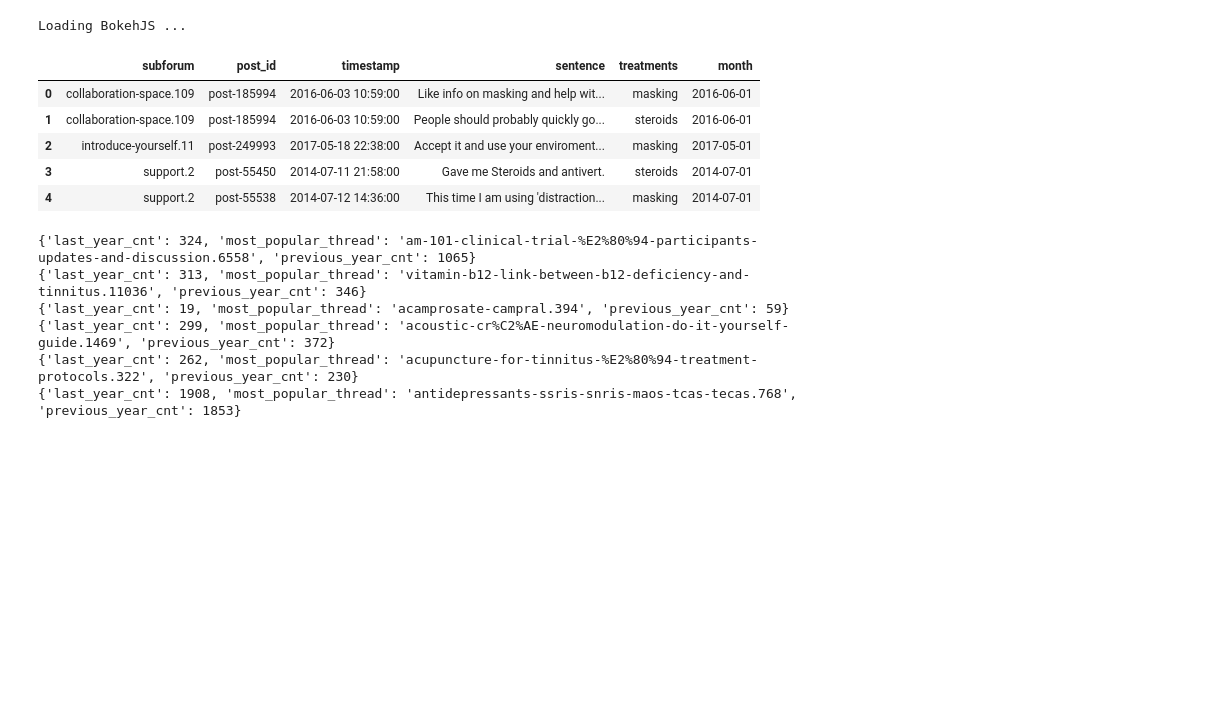
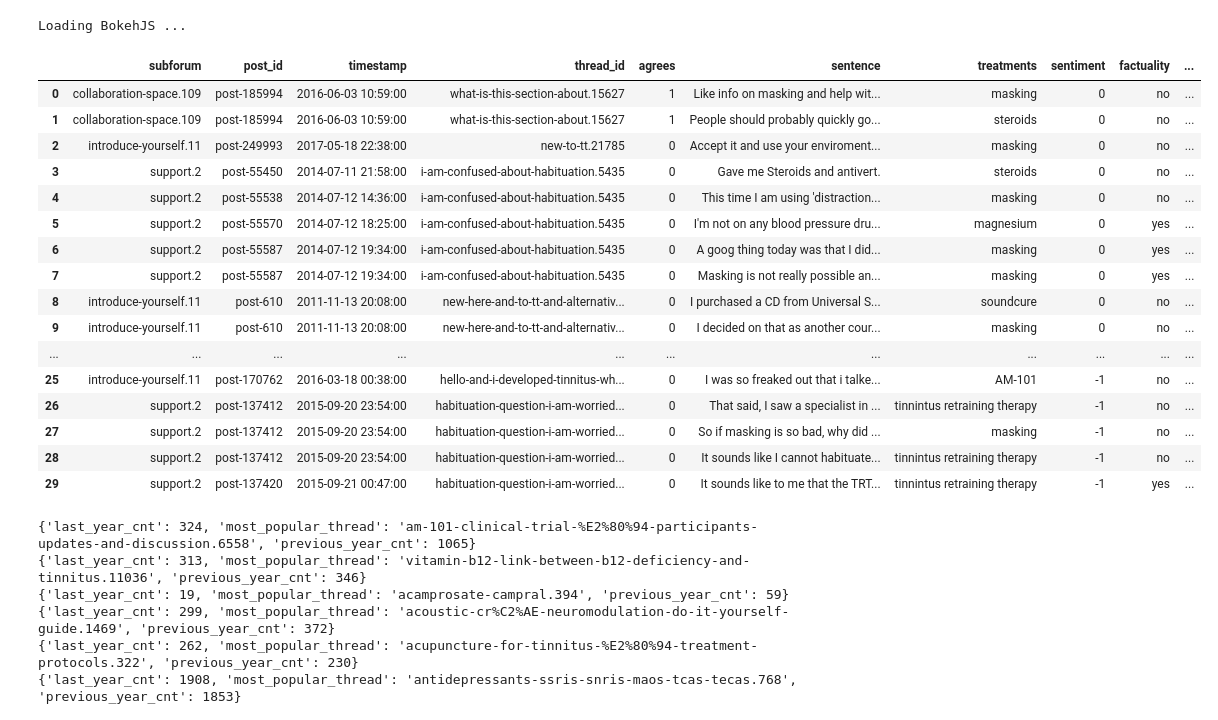
Before and after one commit to harpaj/talk3, a Jupyter notebook: visualisation/talk3.ipynb, the cells around one changed output. Drawn from its saved outputs; the diff is of its cells as text; code cells hidden in the pictures; blank space fills up the shorter version.

```diff
--- a/visualisation/talk3.ipynb
+++ b/visualisation/talk3.ipynb
@@ -9,10 +25,17 @@ from datetime import datetime
 # %%
 df = pandas.read_csv(
     open('../data/treatment_detected_linewise.csv', 'r'),
-    usecols=['subforum', 'post_id', 'timestamp', 'sentence', 'treatments', 'thread_id'],
+    usecols=['subforum', 'post_id', 'timestamp', 'sentence', 'treatments', 'thread_id', 'sentiment', 'factuality', 'agrees'],
     index_col=None,
     parse_dates=['timestamp'],
     infer_datetime_format=True
 )
+df = df.drop_duplicates()
 # %%
 df['month'] = df['timestamp'].values.astype('<M8[M]')
+# %%
+df['sentiment'] = df['sentiment'].apply(lambda s: sent_mapping[s])
+# %%
+df['weight'] = df.apply(lambda s: factuality_weight[s['factuality']] * (1 + (s['agrees'] * agree_weight)), axis=1)
+# %%
+df["weighted_sentiment"] = df["weight"] * df["sentiment"]
@@ -25,14 +74,25 @@ output_notebook()
 # %% [output]
 Loading BokehJS ...
 # %%
-df.head()
+df.head(30)
 # %% [output]
-|  | subforum | post_id | timestamp | sentence | treatments | month |
-| 0 | collaboration-space.109 | post-185994 | 2016-06-03 10:59:00 | Like info on masking and help wit... | masking | 2016-06-01 |
-| 1 | collaboration-space.109 | post-185994 | 2016-06-03 10:59:00 | People should probably quickly go... | steroids | 2016-06-01 |
-| 2 | introduce-yourself.11 | post-249993 | 2017-05-18 22:38:00 | Accept it and use your enviroment... | masking | 2017-05-01 |
-| 3 | support.2 | post-55450 | 2014-07-11 21:58:00 | Gave me Steroids and antivert. | steroids | 2014-07-01 |
-| 4 | support.2 | post-55538 | 2014-07-12 14:36:00 | This time I am using 'distraction... | masking | 2014-07-01 |
+|  | subforum | post_id | timestamp | thread_id | agrees | sentence | treatments | sentiment | factuality | ... |
+| 0 | collaboration-space.109 | post-185994 | 2016-06-03 10:59:00 | what-is-this-section-about.15627 | 1 | Like info on masking and help wit... | masking | 0 | no | ... |
+| 1 | collaboration-space.109 | post-185994 | 2016-06-03 10:59:00 | what-is-this-section-about.15627 | 1 | People should probably quickly go... | steroids | 0 | no | ... |
+| 2 | introduce-yourself.11 | post-249993 | 2017-05-18 22:38:00 | new-to-tt.21785 | 0 | Accept it and use your enviroment... | masking | 0 | no | ... |
+| 3 | support.2 | post-55450 | 2014-07-11 21:58:00 | i-am-confused-about-habituation.5435 | 0 | Gave me Steroids and antivert. | steroids | 0 | no | ... |
+| 4 | support.2 | post-55538 | 2014-07-12 14:36:00 | i-am-confused-about-habituation.5435 | 0 | This time I am using 'distraction... | masking | 0 | no | ... |
+| 5 | support.2 | post-55570 | 2014-07-12 18:25:00 | i-am-confused-about-habituation.5435 | 0 | I'm not on any blood pressure dru... | magnesium | 0 | yes | ... |
+| 6 | support.2 | post-55587 | 2014-07-12 19:34:00 | i-am-confused-about-habituation.5435 | 0 | A goog thing today was that I did... | masking | 0 | yes | ... |
+| 7 | support.2 | post-55587 | 2014-07-12 19:34:00 | i-am-confused-about-habituation.5435 | 0 | Masking is not really possible an... | masking | 0 | yes | ... |
+| 8 | introduce-yourself.11 | post-610 | 2011-11-13 20:08:00 | new-here-and-to-tt-and-alternativ... | 0 | I purchased a CD from Universal S... | soundcure | 0 | no | ... |
+| 9 | introduce-yourself.11 | post-610 | 2011-11-13 20:08:00 | new-here-and-to-tt-and-alternativ... | 0 | I decided on that as another cour... | masking | 0 | no | ... |
+| ... | ... | ... | ... | ... | ... | ... | ... | ... | ... | ... |
+| 25 | introduce-yourself.11 | post-170762 | 2016-03-18 00:38:00 | hello-and-i-developed-tinnitus-wh... | 0 | I was so freaked out that i talke... | AM-101 | -1 | no | ... |
+| 26 | support.2 | post-137412 | 2015-09-20 23:54:00 | habituation-question-i-am-worried... | 0 | That said, I saw a specialist in ... | tinnintus retraining therapy | -1 | no | ... |
+| 27 | support.2 | post-137412 | 2015-09-20 23:54:00 | habituation-question-i-am-worried... | 0 | So if masking is so bad, why did ... | masking | -1 | no | ... |
+| 28 | support.2 | post-137412 | 2015-09-20 23:54:00 | habituation-question-i-am-worried... | 0 | It sounds like I cannot habituate... | tinnintus retraining therapy | -1 | no | ... |
+| 29 | support.2 | post-137420 | 2015-09-21 00:47:00 | habituation-question-i-am-worried... | 0 | It sounds like to me that the TRT... | tinnintus retraining therapy | -1 | yes | ... |
 # %%
 treatment_groups = df.groupby("treatments")
 one_year_ago = np.datetime64(datetime.now(), 'D') - np.timedelta64(365, 'D')
```
Also changed, not shown: parts of 3 cells of this notebook, 10 other files.
